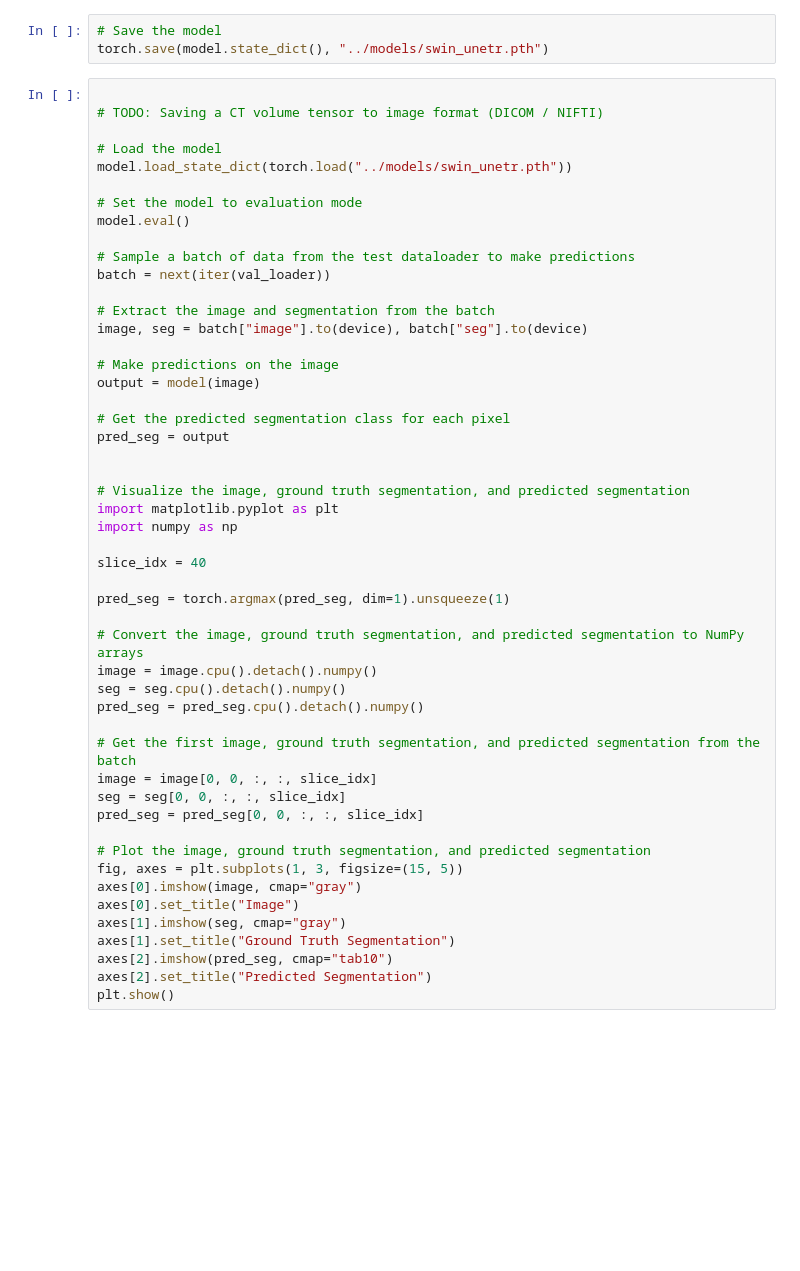
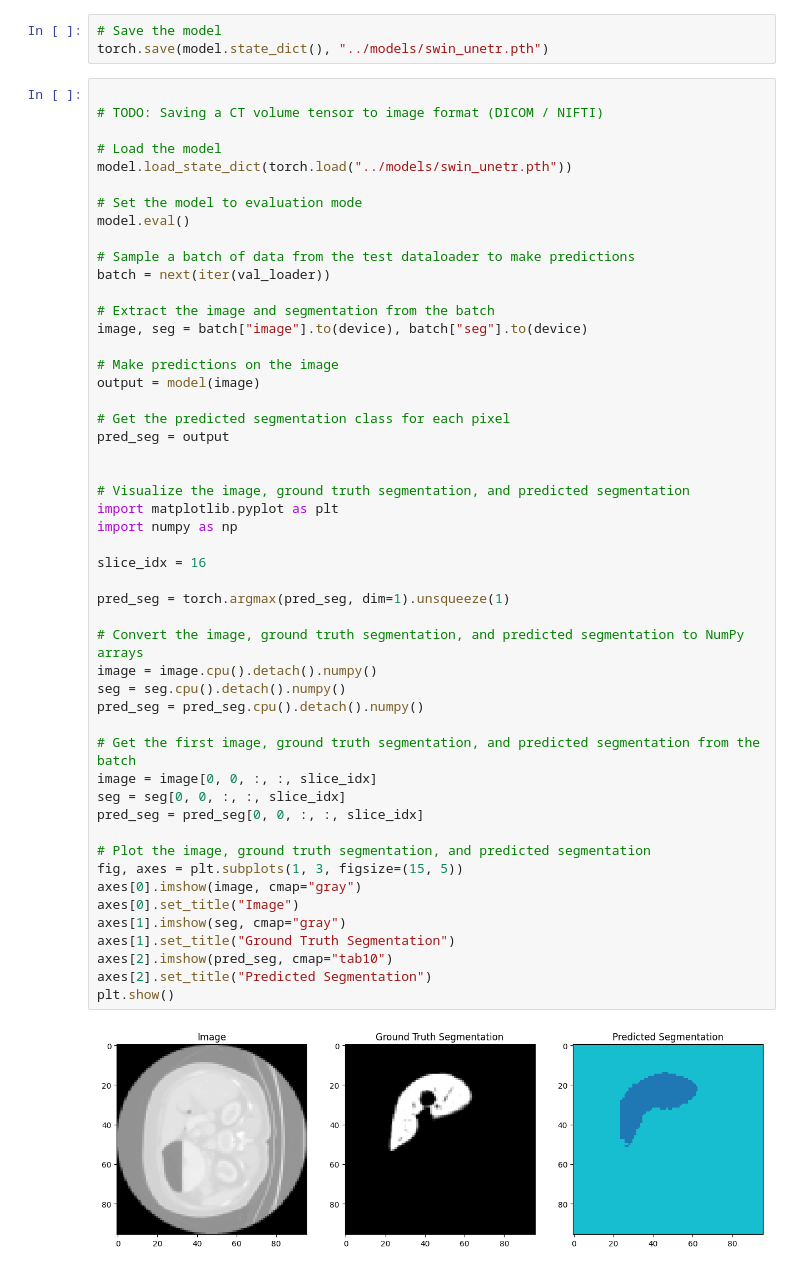
Before and after one commit to LucianoDeben/5ARIP10-ITP-T3G3, a Jupyter notebook: notebooks/segmentation.ipynb, the cells around one changed output. Cells and saved outputs as stored; diff of their text form; blank space fills up the shorter version.

```diff
--- a/notebooks/segmentation.ipynb
+++ b/notebooks/segmentation.ipynb
@@ -178,31 +169,33 @@ output = model(image)
 # Get the predicted segmentation class for each pixel
 pred_seg = output
 
 
 # Visualize the image, ground truth segmentation, and predicted segmentation
 import matplotlib.pyplot as plt
 import numpy as np
 
-slice_idx = 40
+slice_idx = 16
 
 pred_seg = torch.argmax(pred_seg, dim=1).unsqueeze(1)
 
 # Convert the image, ground truth segmentation, and predicted segmentation to NumPy arrays
 image = image.cpu().detach().numpy()
 seg = seg.cpu().detach().numpy()
 pred_seg = pred_seg.cpu().detach().numpy()
 
 # Get the first image, ground truth segmentation, and predicted segmentation from the batch
 image = image[0, 0, :, :, slice_idx]
 seg = seg[0, 0, :, :, slice_idx]
 pred_seg = pred_seg[0, 0, :, :, slice_idx]
 
 # Plot the image, ground truth segmentation, and predicted segmentation
 fig, axes = plt.subplots(1, 3, figsize=(15, 5))
 axes[0].imshow(image, cmap="gray")
 axes[0].set_title("Image")
 axes[1].imshow(seg, cmap="gray")
 axes[1].set_title("Ground Truth Segmentation")
 axes[2].imshow(pred_seg, cmap="tab10")
 axes[2].set_title("Predicted Segmentation")
 plt.show()
+# %% [output]
+[figure, added]
```
Also changed, not shown: parts of 6 cells of this notebook, 4 other files.
